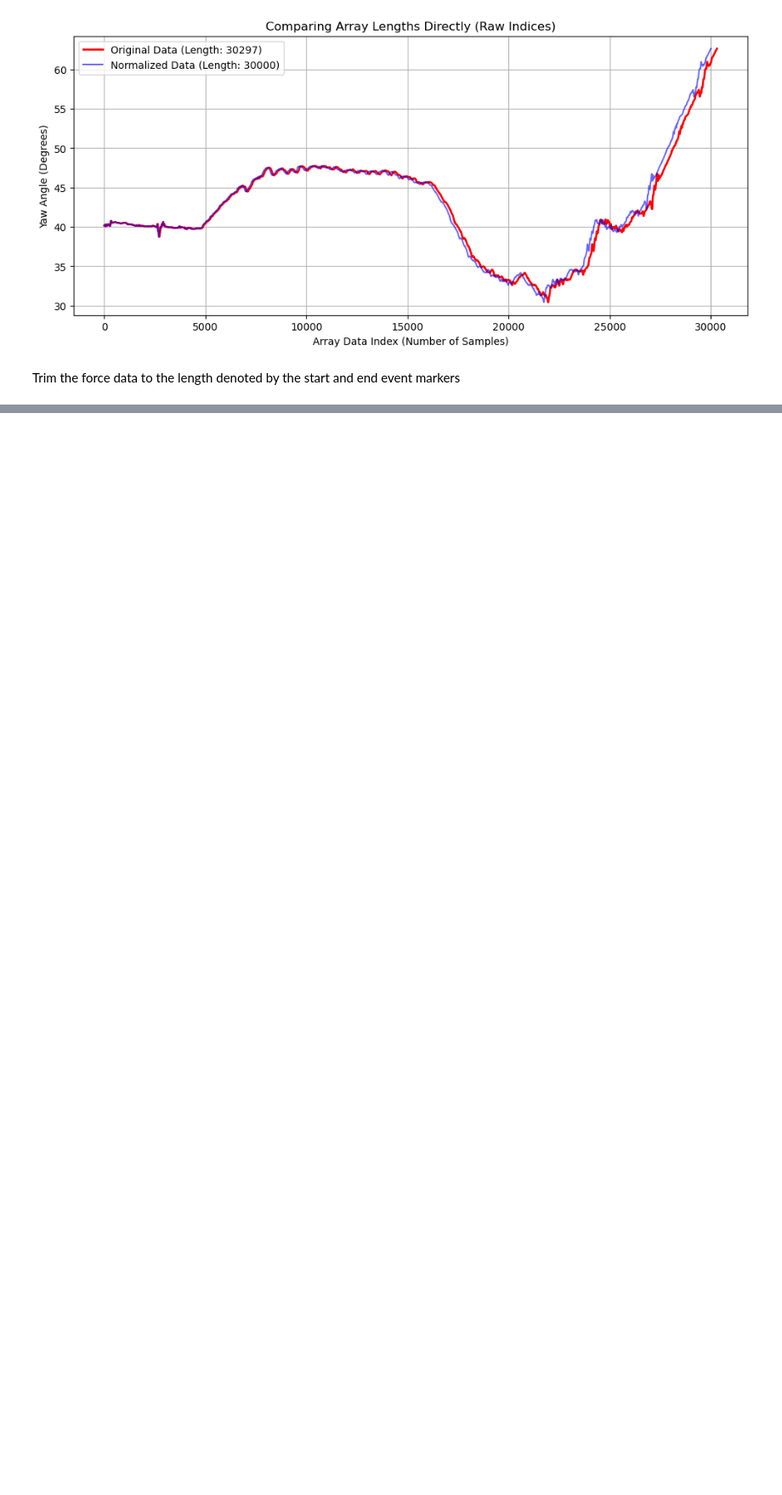
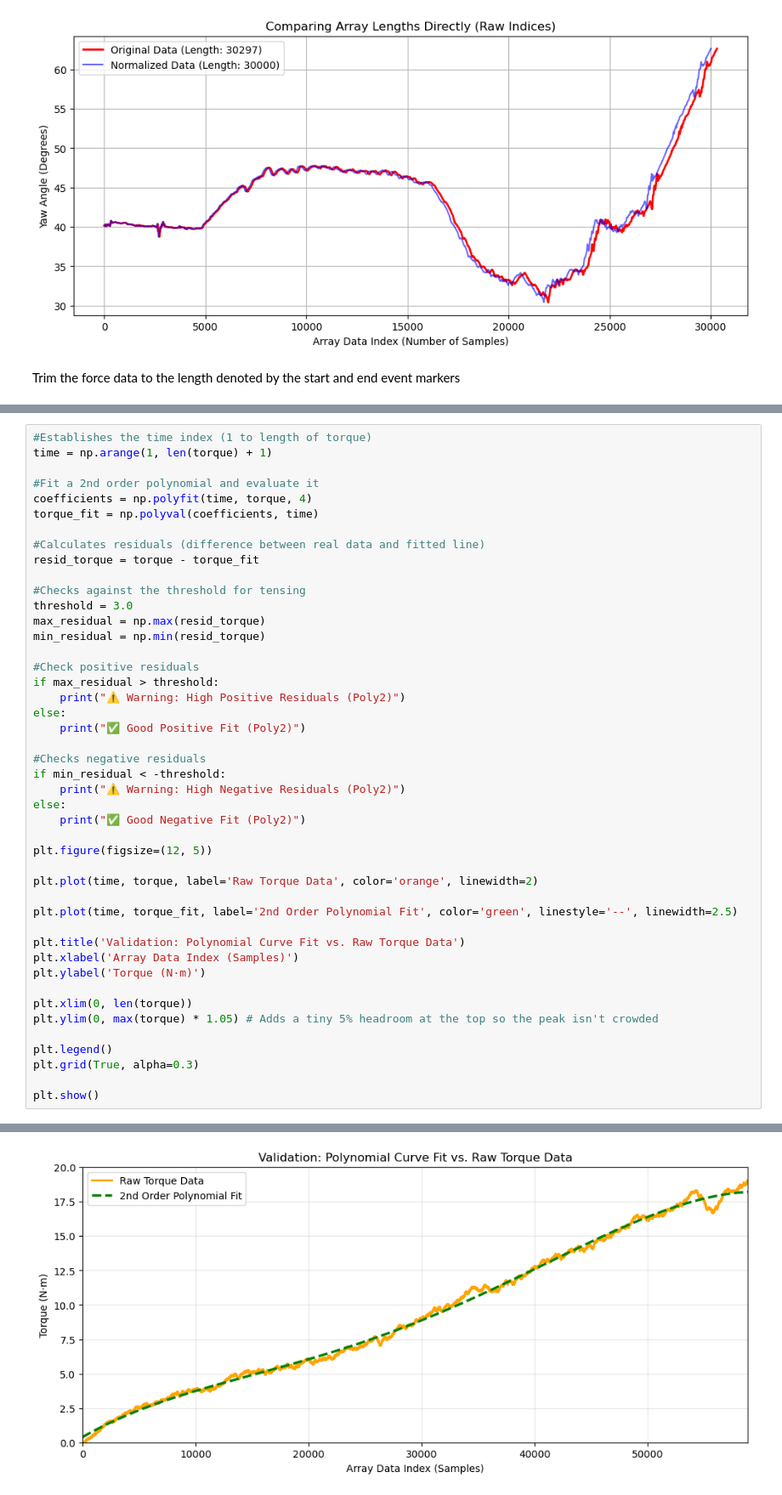
Before and after one commit to aw422/Spine-Stiffness-Python, a Jupyter notebook: FullTestProcPy.ipynb, the cells around one changed output, grey strips where cells are left out. Shown at 85% size. Drawn from its saved outputs; the diff is of its cells as text; blank space fills up the shorter version.

```diff
--- a/FullTestProcPy.ipynb
+++ b/FullTestProcPy.ipynb
@@ -125,0 +142,46 @@ True Trial End (Second Rising Edge): 66159
+# %%
+#Establishes the time index (1 to length of torque)
+time = np.arange(1, len(torque) + 1)
+
+#Fit a 2nd order polynomial and evaluate it
+coefficients = np.polyfit(time, torque, 4)
+torque_fit = np.polyval(coefficients, time)
+
+#Calculates residuals (difference between real data and fitted line)
+resid_torque = torque - torque_fit
+
+#Checks against the threshold for tensing
+threshold = 3.0
+max_residual = np.max(resid_torque)
+min_residual = np.min(resid_torque)
+
+#Check positive residuals
+if max_residual > threshold:
+    print("⚠️ Warning: High Positive Residuals (Poly2)")
+else:
+    print("✅ Good Positive Fit (Poly2)")
+
+#Checks negative residuals
+if min_residual < -threshold:
+    print("⚠️ Warning: High Negative Residuals (Poly2)")
+else:
+    print("✅ Good Negative Fit (Poly2)")
+
+plt.figure(figsize=(12, 5))
+
+plt.plot(time, torque, label='Raw Torque Data', color='orange', linewidth=2)
+
+plt.plot(time, torque_fit, label='2nd Order Polynomial Fit', color='green', linestyle='--', linewidth=2.5)
+
+plt.title('Validation: Polynomial Curve Fit vs. Raw Torque Data')
+plt.xlabel('Array Data Index (Samples)')
+plt.ylabel('Torque (N·m)')
+
+plt.xlim(0, len(torque))
+plt.ylim(0, max(torque) * 1.05) # Adds a tiny 5% headroom at the top so the peak isn't crowded
+
+plt.legend()
+plt.grid(True, alpha=0.3)
+
+plt.show()
+# %% [output]
@@ -125,0 +190 @@ True Trial End (Second Rising Edge): 66159
+[figure, added]
```
Also changed, not shown: parts of 3 cells of this notebook.
